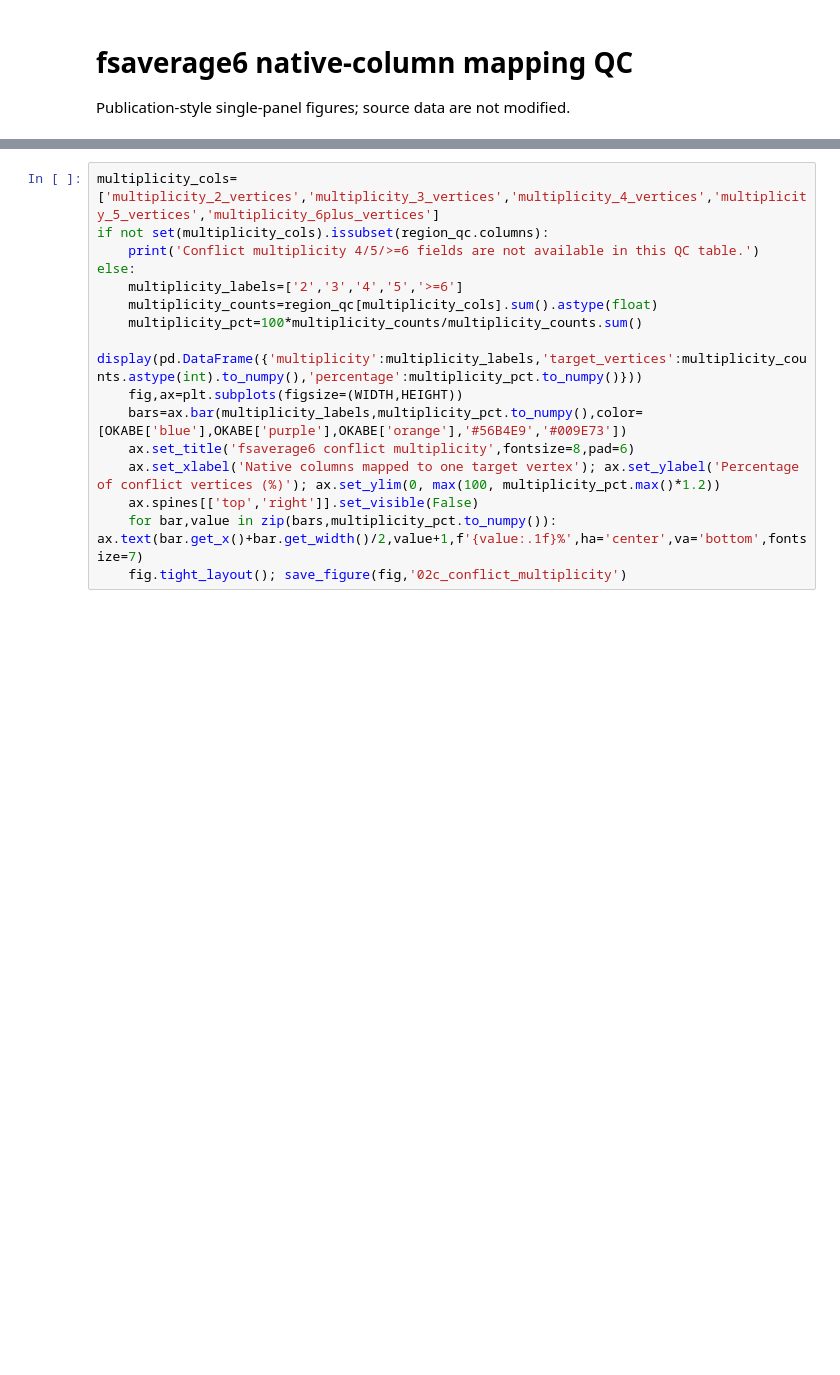
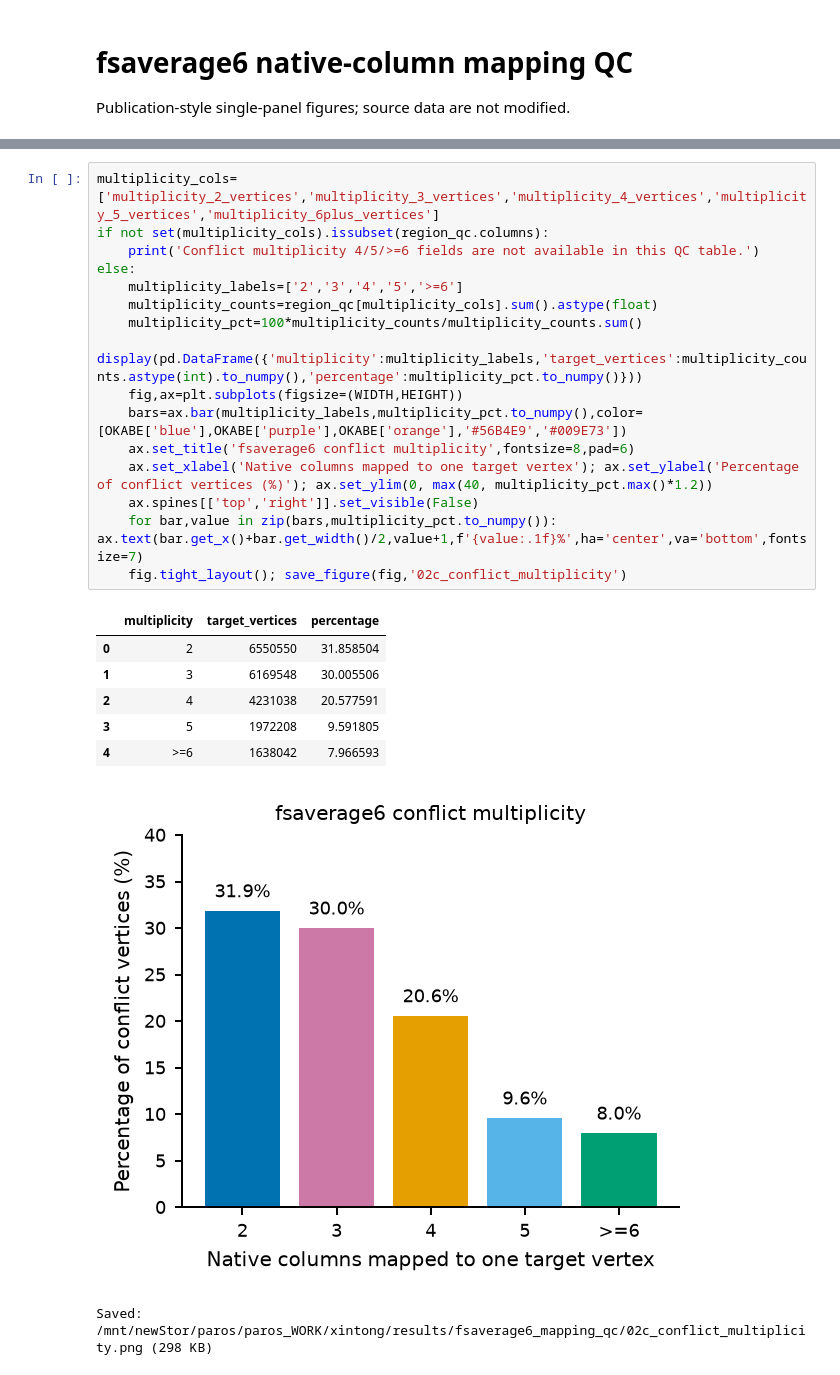
Before and after one commit to chloe-xintong/cortical-column-normative-modeling, a Jupyter notebook: surface_alignment/fsaverage6_mapping_qc.ipynb, the cells around one changed output, grey strips where cells are left out. Saved outputs shown, nothing was run; the diff lists cells and outputs as text; blank space fills up the shorter version.

```diff
--- a/surface_alignment/fsaverage6_mapping_qc.ipynb
+++ b/surface_alignment/fsaverage6_mapping_qc.ipynb
@@ -53,18 +79,27 @@ fig.tight_layout(); save_figure(fig,'02b_overall_region_label_agreement')
 # %%
 multiplicity_cols=['multiplicity_2_vertices','multiplicity_3_vertices','multiplicity_4_vertices','multiplicity_5_vertices','multiplicity_6plus_vertices']
 if not set(multiplicity_cols).issubset(region_qc.columns):
     print('Conflict multiplicity 4/5/>=6 fields are not available in this QC table.')
 else:
     multiplicity_labels=['2','3','4','5','>=6']
     multiplicity_counts=region_qc[multiplicity_cols].sum().astype(float)
     multiplicity_pct=100*multiplicity_counts/multiplicity_counts.sum()
     display(pd.DataFrame({'multiplicity':multiplicity_labels,'target_vertices':multiplicity_counts.astype(int).to_numpy(),'percentage':multiplicity_pct.to_numpy()}))
     fig,ax=plt.subplots(figsize=(WIDTH,HEIGHT))
     bars=ax.bar(multiplicity_labels,multiplicity_pct.to_numpy(),color=[OKABE['blue'],OKABE['purple'],OKABE['orange'],'#56B4E9','#009E73'])
     ax.set_title('fsaverage6 conflict multiplicity',fontsize=8,pad=6)
-    ax.set_xlabel('Native columns mapped to one target vertex'); ax.set_ylabel('Percentage of conflict vertices (%)'); ax.set_ylim(0, max(100, multiplicity_pct.max()*1.2))
+    ax.set_xlabel('Native columns mapped to one target vertex'); ax.set_ylabel('Percentage of conflict vertices (%)'); ax.set_ylim(0, max(40, multiplicity_pct.max()*1.2))
     ax.spines[['top','right']].set_visible(False)
     for bar,value in zip(bars,multiplicity_pct.to_numpy()): ax.text(bar.get_x()+bar.get_width()/2,value+1,f'{value:.1f}%',ha='center',va='bottom',fontsize=7)
     fig.tight_layout(); save_figure(fig,'02c_conflict_multiplicity')
+# %% [output]
+|  | multiplicity | target_vertices | percentage |
+| 0 | 2 | 6550550 | 31.858504 |
+| 1 | 3 | 6169548 | 30.005506 |
+| 2 | 4 | 4231038 | 20.577591 |
+| 3 | 5 | 1972208 | 9.591805 |
+| 4 | >=6 | 1638042 | 7.966593 |
+[figure, added]
+Saved: /mnt/newStor/paros/paros_WORK/xintong/results/fsaverage6_mapping_qc/02c_conflict_multiplicity.png (298 KB)
 # %%
 x=region_qc.mapping_distance_median_deg.dropna(); fig,ax=plt.subplots(figsize=(WIDTH,HEIGHT)); ax.hist(x,bins=35,color=OKABE['blue'],edgecolor='white',linewidth=.4); ax.set_title('Mapping distance distribution',fontsize=8,pad=6); ax.set_xlabel('Median mapping distance (degrees)'); ax.set_ylabel('Subject–region count'); ax.spines[['top','right']].set_visible(False); fig.tight_layout(); save_figure(fig,'01_mapping_distance_distribution')
```
Also changed, not shown: parts of 8 cells of this notebook, 3 other files.
